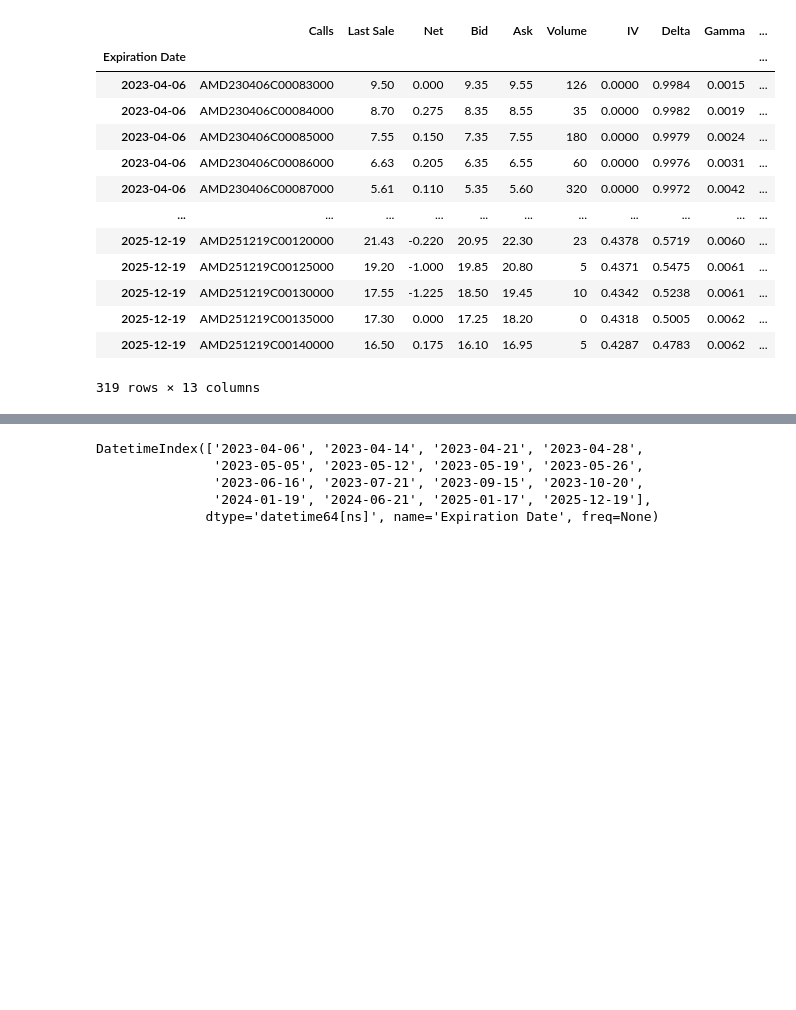
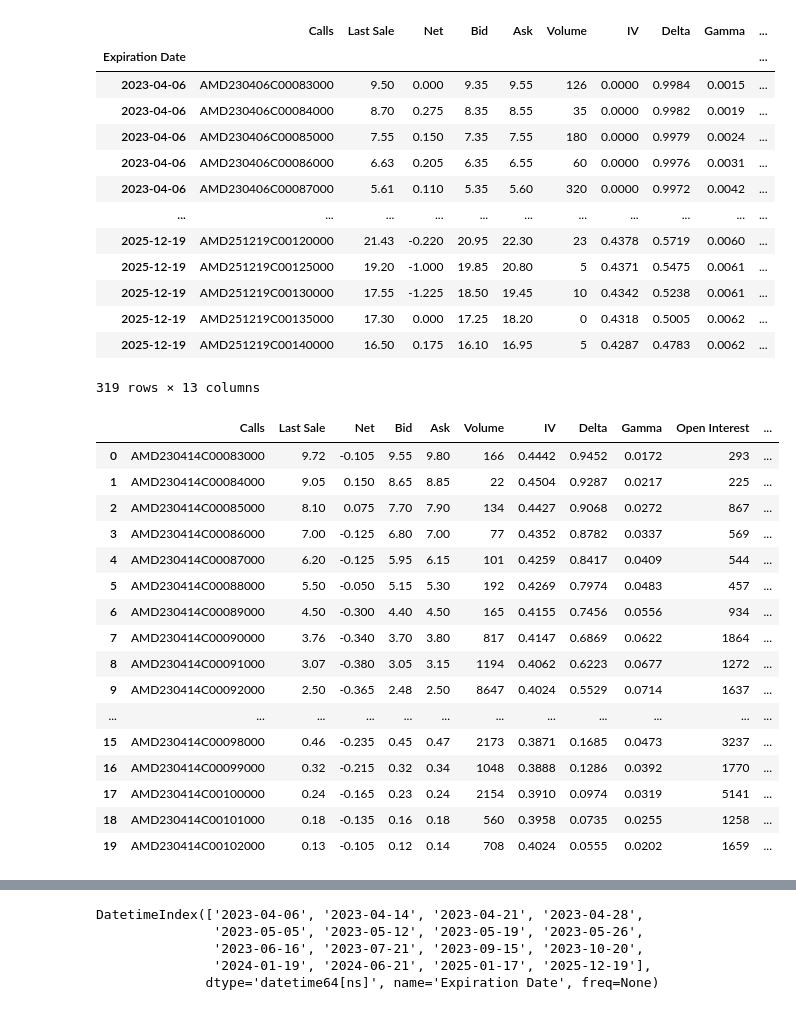
Before and after one commit to coolejungenhihi/volsurface_Sinkhorn, a Jupyter notebook: Other maturities.ipynb, the cells around one changed output, grey strips where cells are left out. Cells and saved outputs as stored; diff of their text form; code cells hidden in the pictures; blank space fills up the shorter version.

```diff
--- a/Other maturities.ipynb
+++ b/Other maturities.ipynb
@@ -41,6 +41,28 @@ amd_calls
 | 2025-12-19 | AMD251219C00135000 | 17.30 | 0.000 | 17.25 | 18.20 | 0 | 0.4318 | 0.5005 | 0.0062 | ... |
 | 2025-12-19 | AMD251219C00140000 | 16.50 | 0.175 | 16.10 | 16.95 | 5 | 0.4287 | 0.4783 | 0.0062 | ... |
 319 rows × 13 columns
+# %%
+C1 = amd_calls.loc['2023-04-14']
+C1 = C1.reset_index(drop=True)
+C1
+# %% [output]
+|  | Calls | Last Sale | Net | Bid | Ask | Volume | IV | Delta | Gamma | Open Interest | ... |
+| 0 | AMD230414C00083000 | 9.72 | -0.105 | 9.55 | 9.80 | 166 | 0.4442 | 0.9452 | 0.0172 | 293 | ... |
+| 1 | AMD230414C00084000 | 9.05 | 0.150 | 8.65 | 8.85 | 22 | 0.4504 | 0.9287 | 0.0217 | 225 | ... |
+| 2 | AMD230414C00085000 | 8.10 | 0.075 | 7.70 | 7.90 | 134 | 0.4427 | 0.9068 | 0.0272 | 867 | ... |
+| 3 | AMD230414C00086000 | 7.00 | -0.125 | 6.80 | 7.00 | 77 | 0.4352 | 0.8782 | 0.0337 | 569 | ... |
+| 4 | AMD230414C00087000 | 6.20 | -0.125 | 5.95 | 6.15 | 101 | 0.4259 | 0.8417 | 0.0409 | 544 | ... |
+| 5 | AMD230414C00088000 | 5.50 | -0.050 | 5.15 | 5.30 | 192 | 0.4269 | 0.7974 | 0.0483 | 457 | ... |
+| 6 | AMD230414C00089000 | 4.50 | -0.300 | 4.40 | 4.50 | 165 | 0.4155 | 0.7456 | 0.0556 | 934 | ... |
+| 7 | AMD230414C00090000 | 3.76 | -0.340 | 3.70 | 3.80 | 817 | 0.4147 | 0.6869 | 0.0622 | 1864 | ... |
+| 8 | AMD230414C00091000 | 3.07 | -0.380 | 3.05 | 3.15 | 1194 | 0.4062 | 0.6223 | 0.0677 | 1272 | ... |
+| 9 | AMD230414C00092000 | 2.50 | -0.365 | 2.48 | 2.50 | 8647 | 0.4024 | 0.5529 | 0.0714 | 1637 | ... |
+| ... | ... | ... | ... | ... | ... | ... | ... | ... | ... | ... | ... |
+| 15 | AMD230414C00098000 | 0.46 | -0.235 | 0.45 | 0.47 | 2173 | 0.3871 | 0.1685 | 0.0473 | 3237 | ... |
+| 16 | AMD230414C00099000 | 0.32 | -0.215 | 0.32 | 0.34 | 1048 | 0.3888 | 0.1286 | 0.0392 | 1770 | ... |
+| 17 | AMD230414C00100000 | 0.24 | -0.165 | 0.23 | 0.24 | 2154 | 0.3910 | 0.0974 | 0.0319 | 5141 | ... |
+| 18 | AMD230414C00101000 | 0.18 | -0.135 | 0.16 | 0.18 | 560 | 0.3958 | 0.0735 | 0.0255 | 1258 | ... |
+| 19 | AMD230414C00102000 | 0.13 | -0.105 | 0.12 | 0.14 | 708 | 0.4024 | 0.0555 | 0.0202 | 1659 | ... |
 # %%
 def iv(p,K,T,r,S0):
     """
```
Also changed, not shown: parts of 20 cells of this notebook.
